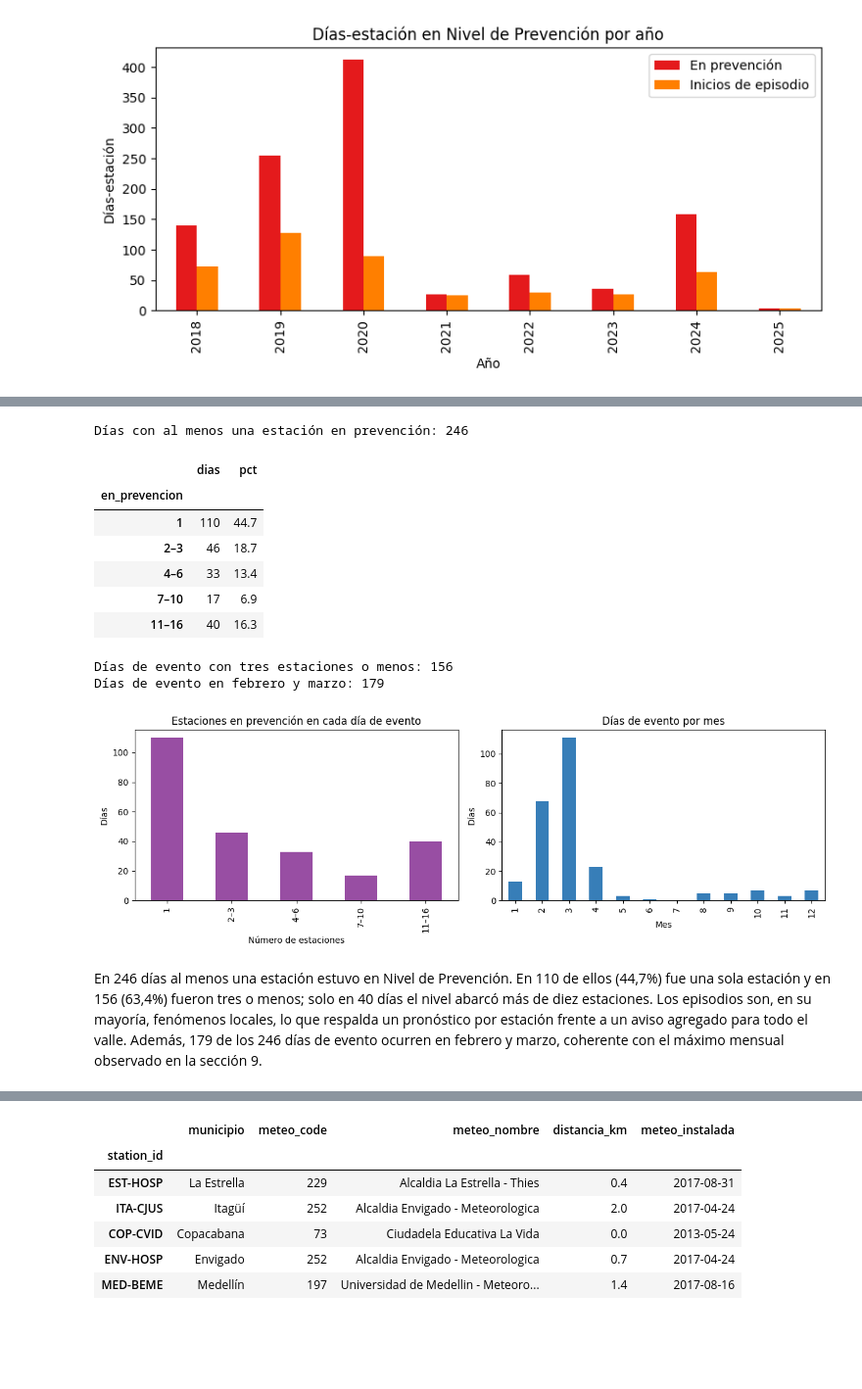
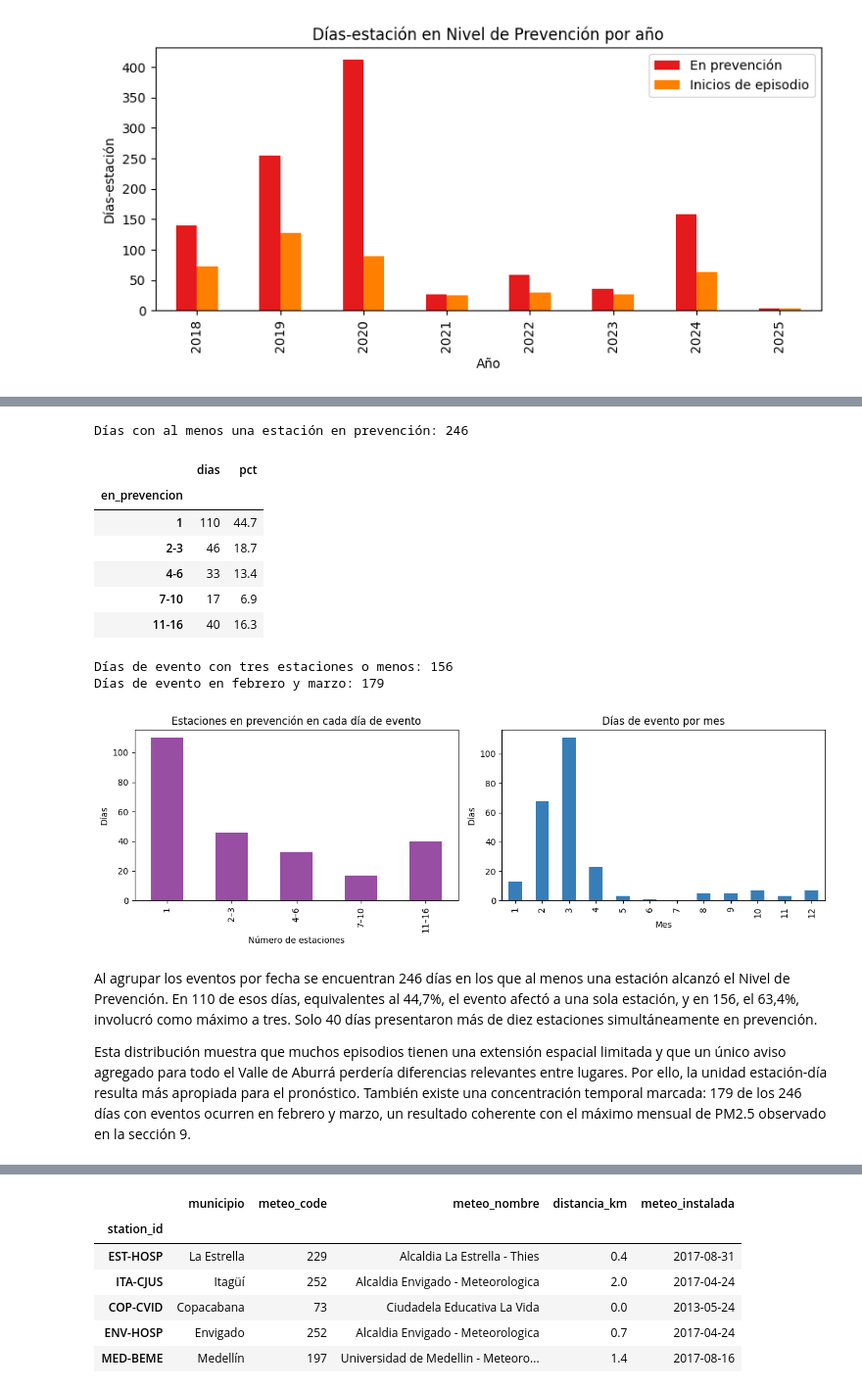
Before and after one commit to linaballesteros/air-quality-applied-ml, a Jupyter notebook: notebooks/01_eda_pm25.ipynb, the cells around one changed output, grey strips where cells are left out. Shown at 98% size. Saved outputs shown, nothing was run; the diff lists cells and outputs as text; code cells hidden in the pictures; blank space fills up the shorter version.

```diff
--- a/notebooks/01_eda_pm25.ipynb
+++ b/notebooks/01_eda_pm25.ipynb
@@ -518,38 +574,40 @@ En 2018–2025 hay 1.090 días-estación en Nivel de Prevención (2,46% de los r
 # %%
 daily_valid = daily.dropna(subset=['pm25_mean']).copy()
 daily_valid['en_prevencion'] = daily_valid['pm25_mean'] >= PREVENTION_THRESHOLD
 by_day = daily_valid.groupby('date').agg(estaciones_validas=('en_prevencion', 'size'), en_prevencion=('en_prevencion', 'sum'))
 event_days = by_day[by_day['en_prevencion'] > 0].copy()
 print('Días con al menos una estación en prevención:', len(event_days))
-spread = pd.cut(event_days['en_prevencion'], bins=[0, 1, 3, 6, 10, 16], labels=['1', '2–3', '4–6', '7–10', '11–16'])
+spread = pd.cut(event_days['en_prevencion'], bins=[0, 1, 3, 6, 10, 16], labels=['1', '2-3', '4-6', '7-10', '11-16'])
 spread_table = spread.value_counts().sort_index().to_frame('dias')
 spread_table['pct'] = (100 * spread_table['dias'] / len(event_days)).round(1)
 display(spread_table)
 print('Días de evento con tres estaciones o menos:', int((event_days['en_prevencion'] <= 3).sum()))
 event_months = event_days.index.month.value_counts().sort_index()
 print('Días de evento en febrero y marzo:', int(event_months.reindex([2, 3], fill_value=0).sum()))
 
 fig, axes = plt.subplots(1, 2, figsize=(12, 4))
 spread_table['dias'].plot.bar(ax=axes[0], color='#984ea3')
 axes[0].set(title='Estaciones en prevención en cada día de evento', xlabel='Número de estaciones', ylabel='Días')
 event_months.reindex(range(1, 13), fill_value=0).plot.bar(ax=axes[1], color='#377eb8')
 axes[1].set(title='Días de evento por mes', xlabel='Mes', ylabel='Días')
 plt.tight_layout()
 plt.show()
 # %% [output]
 Días con al menos una estación en prevención: 246
 |  | dias | pct |
 | en_prevencion |  |  |
 | 1 | 110 | 44.7 |
-| 2–3 | 46 | 18.7 |
-| 4–6 | 33 | 13.4 |
-| 7–10 | 17 | 6.9 |
-| 11–16 | 40 | 16.3 |
+| 2-3 | 46 | 18.7 |
+| 4-6 | 33 | 13.4 |
+| 7-10 | 17 | 6.9 |
+| 11-16 | 40 | 16.3 |
 Días de evento con tres estaciones o menos: 156
 Días de evento en febrero y marzo: 179
 [figure]
 # %% [markdown]
-En 246 días al menos una estación estuvo en Nivel de Prevención. En 110 de ellos (44,7%) fue una sola estación y en 156 (63,4%) fueron tres o menos; solo en 40 días el nivel abarcó más de diez estaciones. Los episodios son, en su mayoría, fenómenos locales, lo que respalda un pronóstico por estación frente a un aviso agregado para todo el valle. Además, 179 de los 246 días de evento ocurren en febrero y marzo, coherente con el máximo mensual observado en la sección 9.
+Al agrupar los eventos por fecha se encuentran 246 días en los que al menos una estación alcanzó el Nivel de Prevención. En 110 de esos días, equivalentes al 44,7%, el evento afectó a una sola estación, y en 156, el 63,4%, involucró como máximo a tres. Solo 40 días presentaron más de diez estaciones simultáneamente en prevención.
+
+Esta distribución muestra que muchos episodios tienen una extensión espacial limitada y que un único aviso agregado para todo el Valle de Aburrá perdería diferencias relevantes entre lugares. Por ello, la unidad estación-día resulta más apropiada para el pronóstico. También existe una concentración temporal marcada: 179 de los 246 días con eventos ocurren en febrero y marzo, un resultado coherente con el máximo mensual de PM2.5 observado en la sección 9.
 # %% [markdown]
 ## 12. Meteorología asignada a cada estación
 
```
Also changed, not shown: parts of 35 cells of this notebook, 32 other files.
